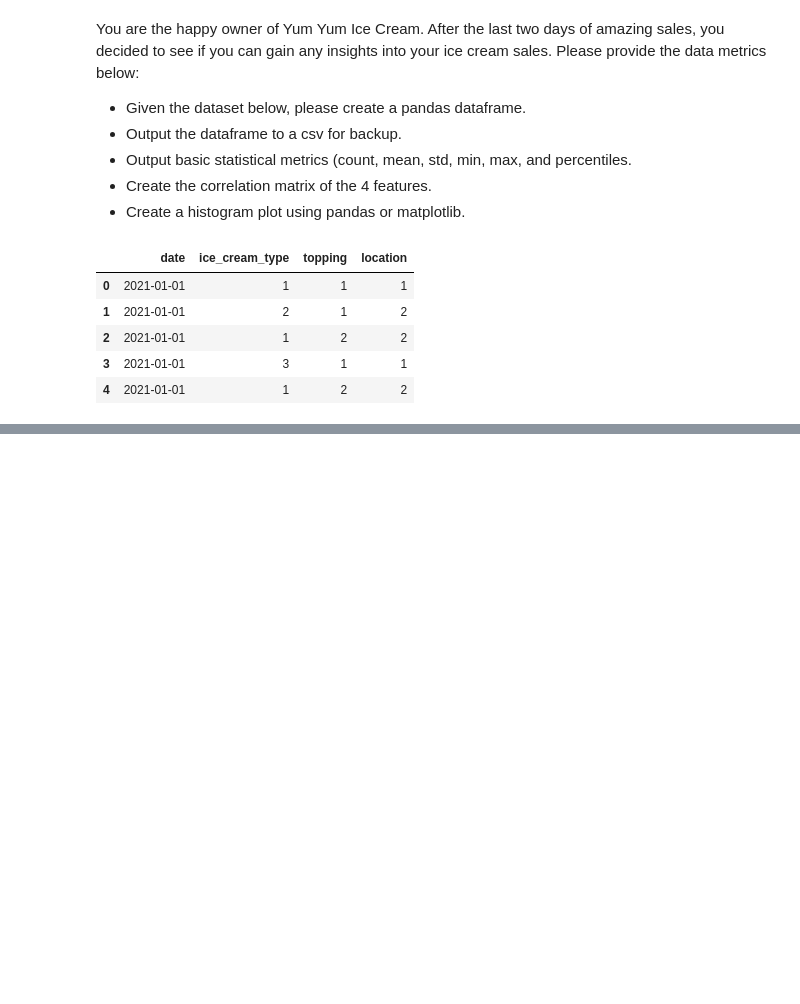
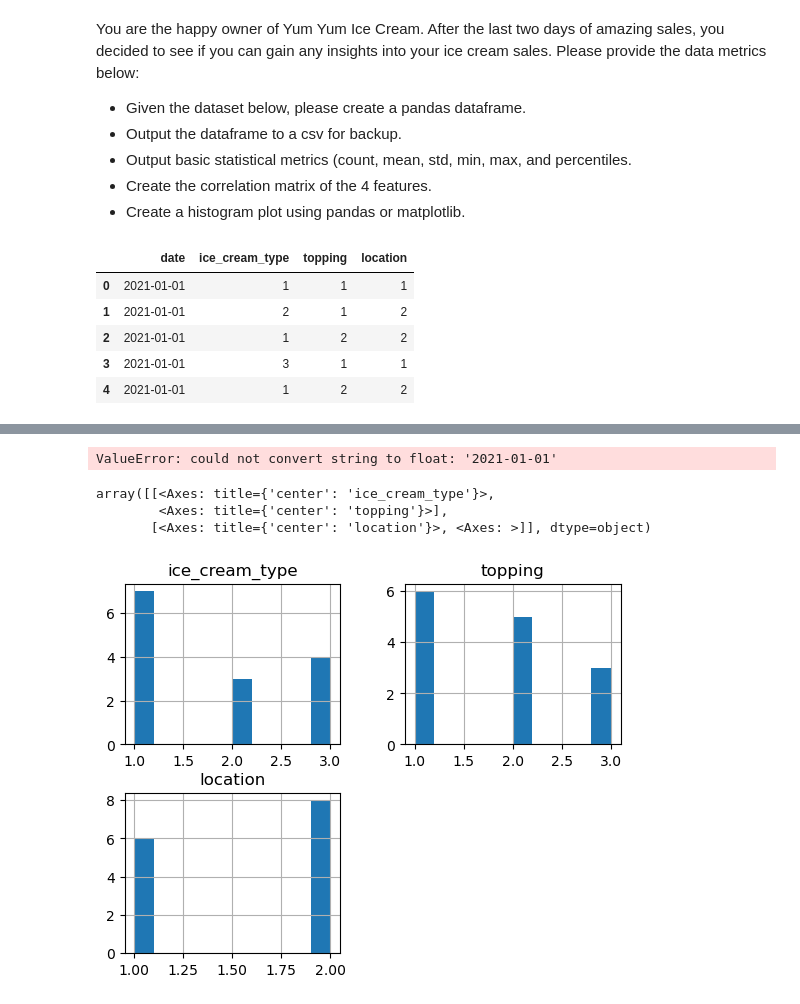
Before and after one commit to datawithkerry/nd189-1-Introduction-to-Machine-Learning, a Jupyter notebook: exploratory-data-analysis/concept1_sagemaker_studio/starter/01_exercise_starter.ipynb, the cells around one changed output, grey strips where cells are left out. Drawn from its saved outputs; the diff is of its cells as text; code cells hidden in the pictures; blank space fills up the shorter version.

```diff
--- a/exploratory-data-analysis/concept1_sagemaker_studio/starter/01_exercise_starter.ipynb
+++ b/exploratory-data-analysis/concept1_sagemaker_studio/starter/01_exercise_starter.ipynb
@@ -51,6 +61,13 @@ df.describe()
 # %%
 # Create the correlation matrix of the 4 features.
-?
+df.corr()
+# %% [output]
+ValueError: could not convert string to float: '2021-01-01'
 # %%
 # Create a histogram plot using pandas or matplotlib.
-?
+df.hist()
+# %% [output]
+array([[<Axes: title={'center': 'ice_cream_type'}>,
+        <Axes: title={'center': 'topping'}>],
+       [<Axes: title={'center': 'location'}>, <Axes: >]], dtype=object)
+[figure, added]
```
Also changed, not shown: parts of 1 cell of this notebook.
